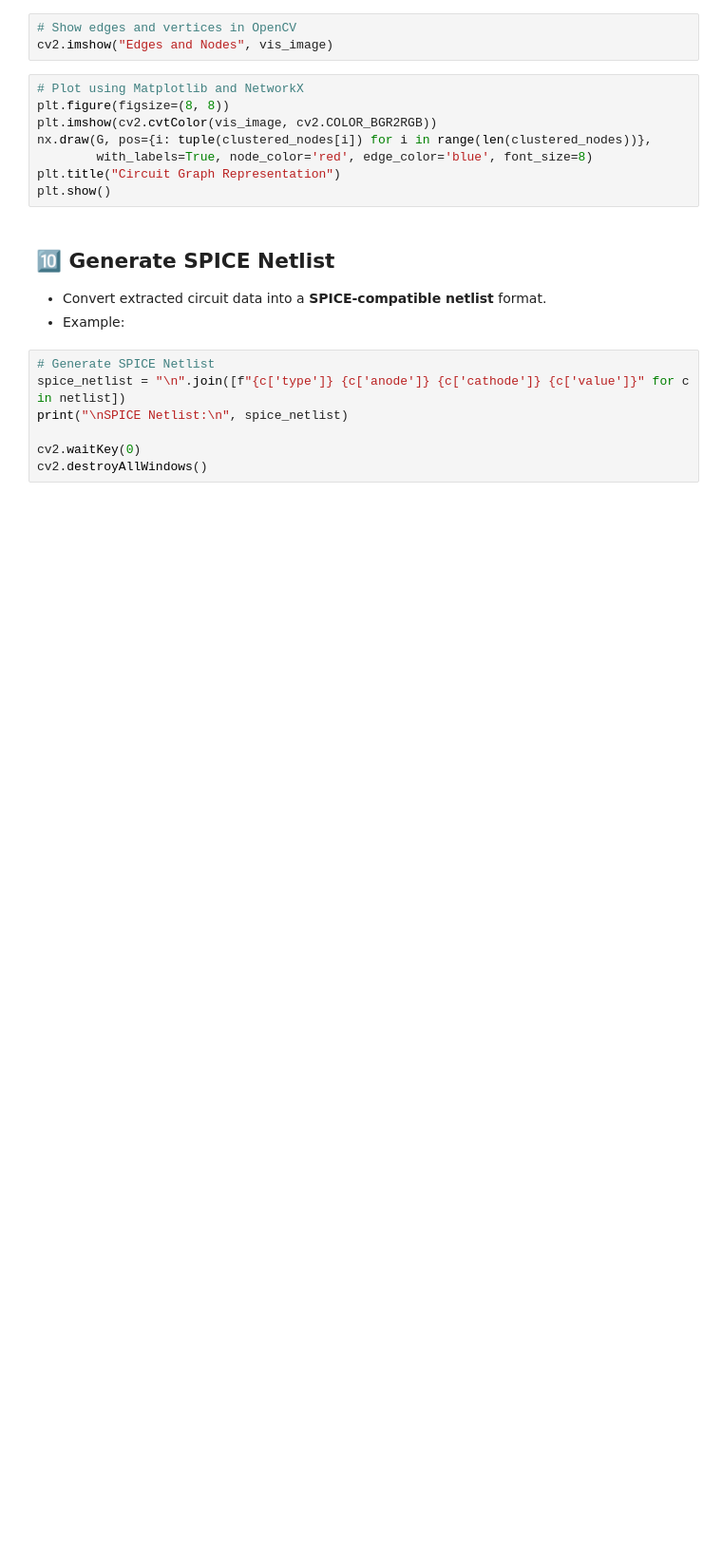
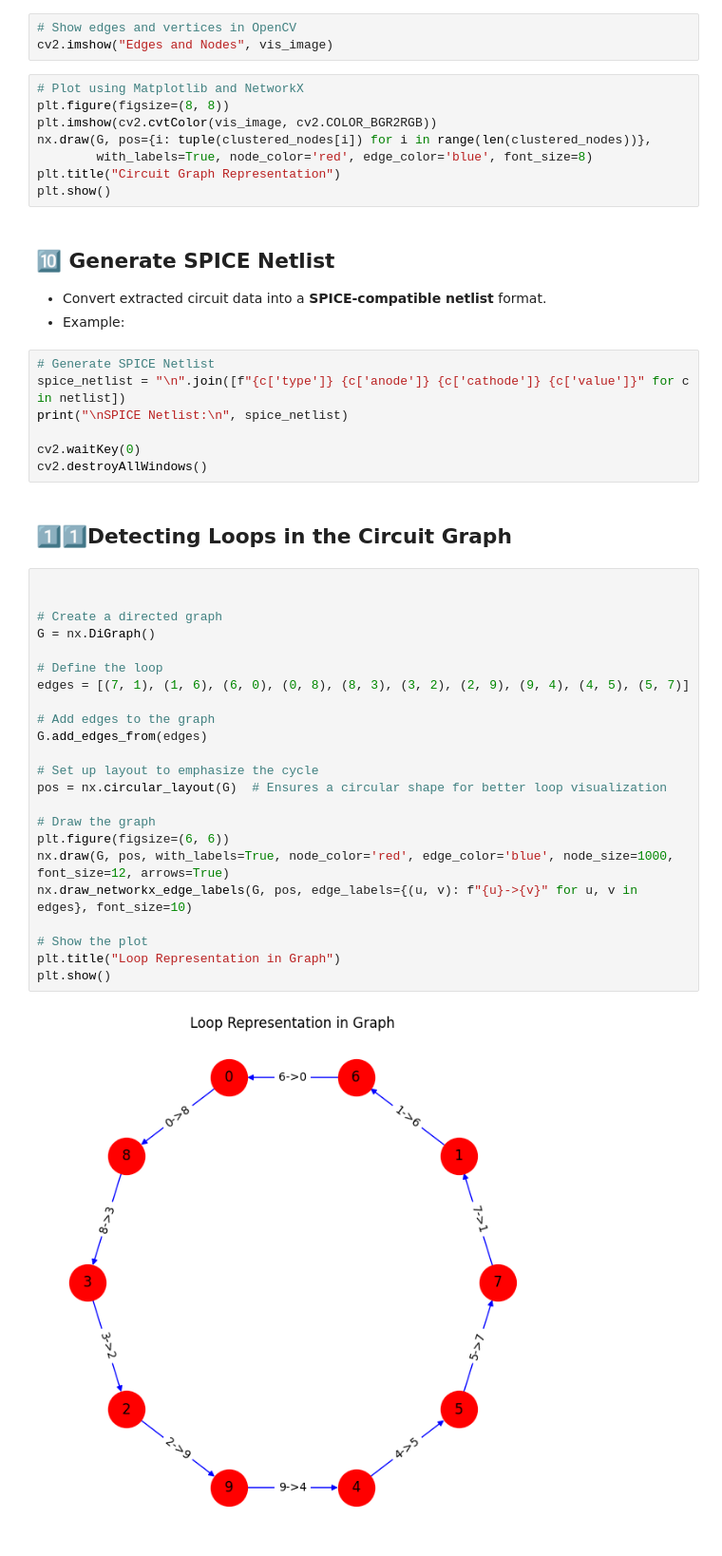
Before and after one commit to Gaurav123321/blog_post, a Jupyter notebook: main.ipynb, the cells around one changed output. Shown at 95% size. Cells and saved outputs as stored; diff of their text form; blank space fills up the shorter version.

```diff
--- a/main.ipynb
+++ b/main.ipynb
@@ -210,3 +210,30 @@ print("\nSPICE Netlist:\n", spice_netlist)
 
 cv2.waitKey(0)
 cv2.destroyAllWindows()
+# %% [markdown]
+## **1️⃣1️⃣Detecting Loops in the Circuit Graph**
+# %%
+
+
+# Create a directed graph
+G = nx.DiGraph()
+
+# Define the loop
+edges = [(7, 1), (1, 6), (6, 0), (0, 8), (8, 3), (3, 2), (2, 9), (9, 4), (4, 5), (5, 7)]
+
+# Add edges to the graph
+G.add_edges_from(edges)
+
+# Set up layout to emphasize the cycle
+pos = nx.circular_layout(G)  # Ensures a circular shape for better loop visualization
+
+# Draw the graph
+plt.figure(figsize=(6, 6))
+nx.draw(G, pos, with_labels=True, node_color='red', edge_color='blue', node_size=1000, font_size=12, arrows=True)
+nx.draw_networkx_edge_labels(G, pos, edge_labels={(u, v): f"{u}->{v}" for u, v in edges}, font_size=10)
+
+# Show the plot
+plt.title("Loop Representation in Graph")
+plt.show()
+# %% [output]
+[figure, added]
```
Also changed, not shown: parts of 4 cells of this notebook.
